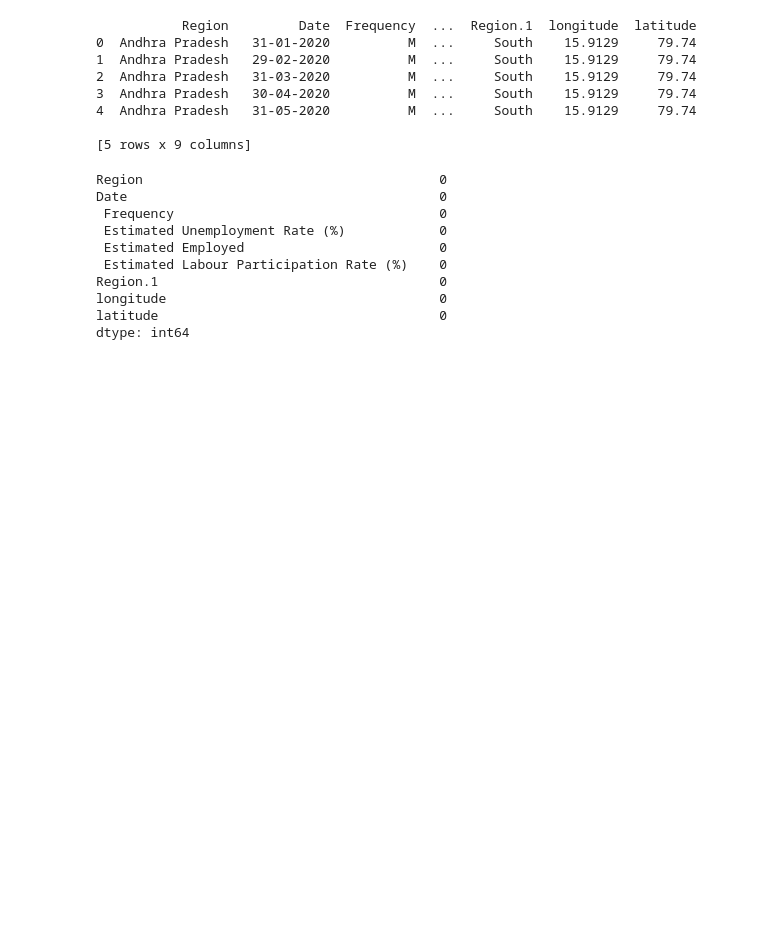
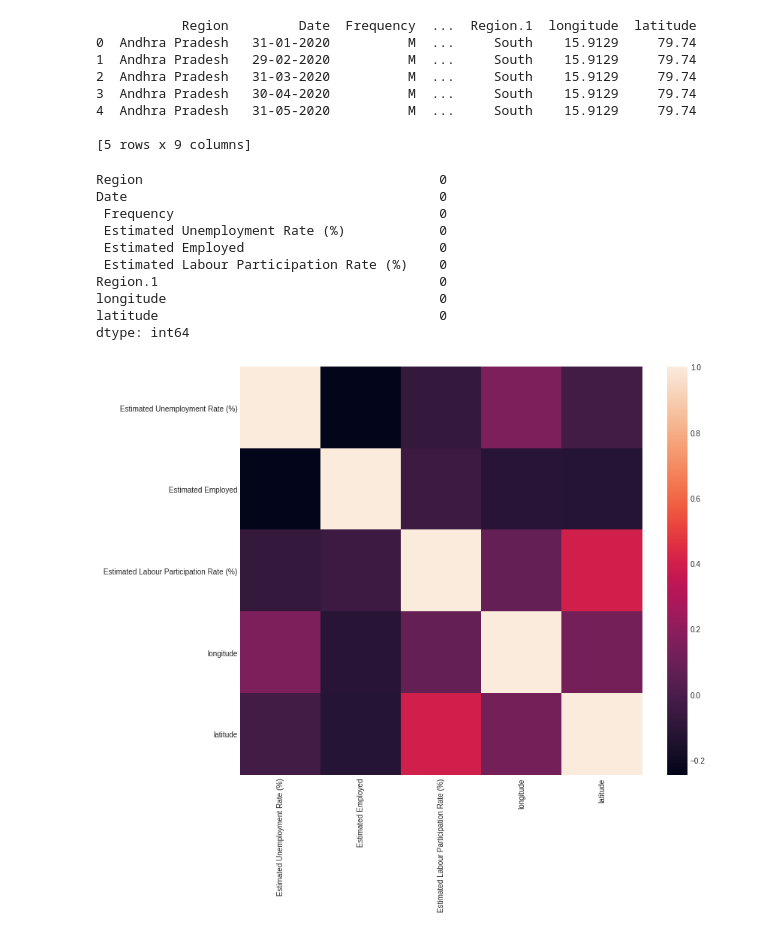
Before and after one commit to UtkarshHere/Unemployment-analysis, a Jupyter notebook: UnemploymentAnalysis.ipynb, the cells around one changed output. Drawn from its saved outputs; the diff is of its cells as text; code cells hidden in the pictures; blank space fills up the shorter version.

```diff
--- a/UnemploymentAnalysis.ipynb
+++ b/UnemploymentAnalysis.ipynb
@@ -31,3 +31,10 @@ Region.1                                    0
 longitude                                   0
 latitude                                    0
 dtype: int64
+# %%
+plt.style.use('seaborn-whitegrid')
+plt.figure(figsize=(12, 10))
+sns.heatmap(data.corr())
+plt.show()
+# %% [output]
+[figure, added]
```
Also changed, not shown: parts of 2 cells of this notebook.
